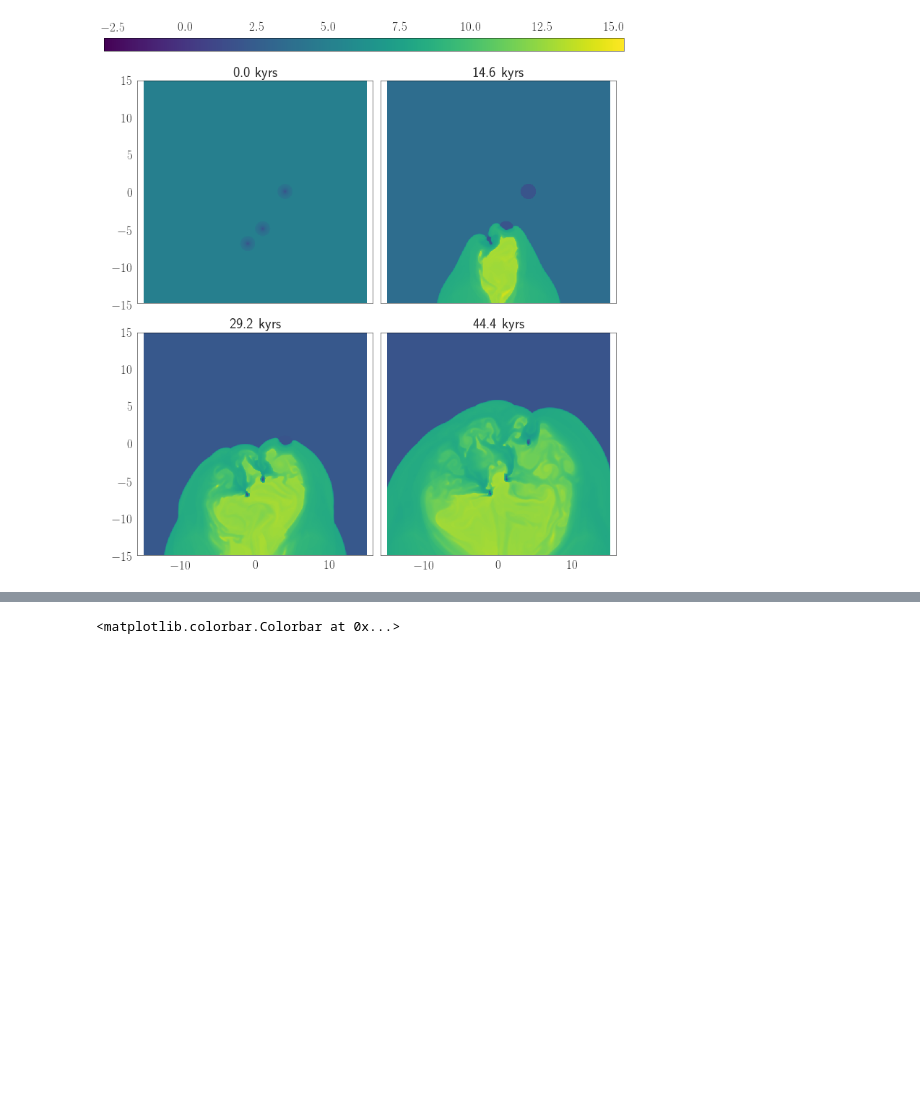
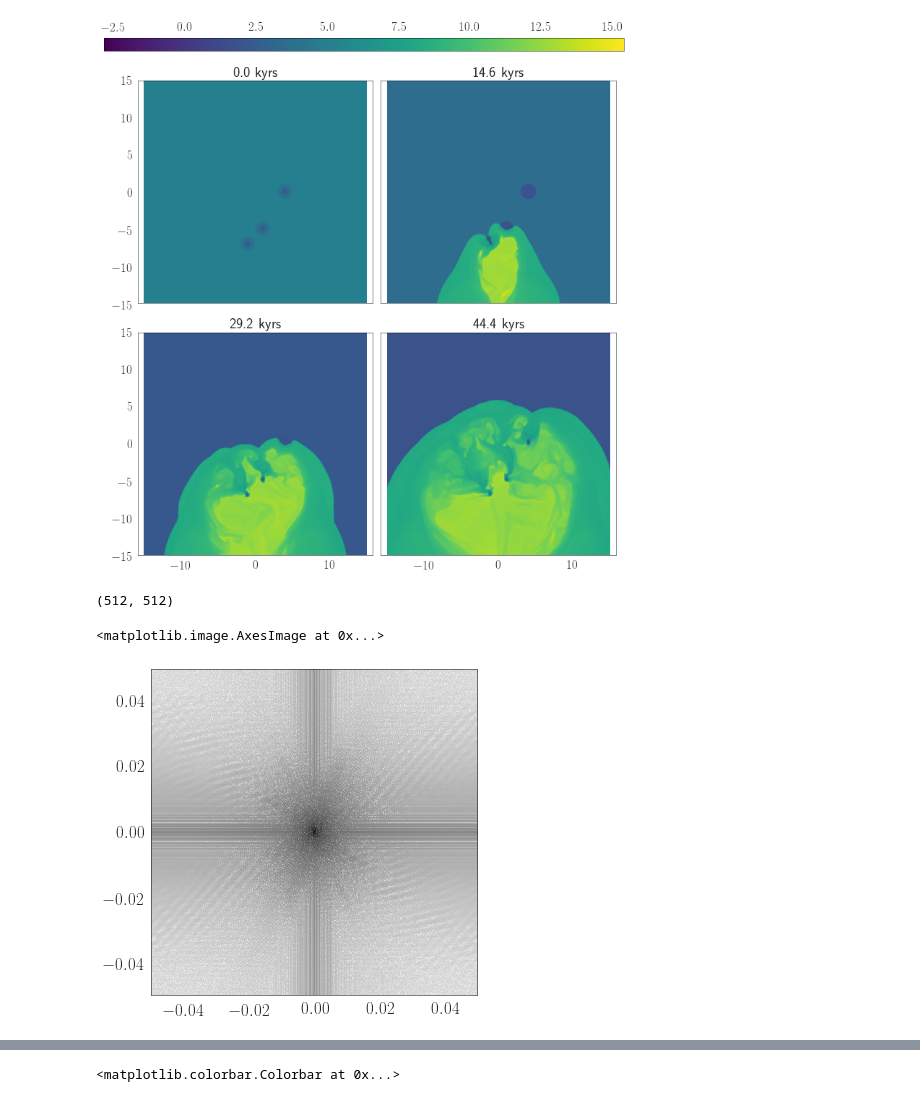
Before and after one commit to Mixpap/MasterThesis, a Jupyter notebook: Notebooks/Data (Jet-Cloud interaction).ipynb, the cells around one changed output, grey strips where cells are left out. Drawn from its saved outputs; the diff is of its cells as text; code cells hidden in the pictures; blank space fills up the shorter version.

```diff
--- a/Notebooks/Data (Jet-Cloud interaction).ipynb
+++ b/Notebooks/Data (Jet-Cloud interaction).ipynb
@@ -147,0 +158,16 @@ f.quadruple(tJC,np.log10(tJC['PRS']*f.Temp0/tJC['RHO']),tdk='kyrs',tlim=70)
+# %%
+tJC['Vx'][:,:,-1].shape
+# %% [output]
+(512, 512)
+# %%
+V=np.sqrt(tJC['Vx'][:,:,-1]**2+tJC['Vy'][:,:,-1]**2)
+# %%
+fV=np.fft.fft2(V)
+fsV=np.abs(np.fft.fftshift(fV))
+kx=np.fft.fftshift(np.fft.fftfreq(fsV.shape[0],10))
+ky=np.fft.fftshift(np.fft.fftfreq(fsV.shape[1],10))
+# %%
+plt.imshow(np.log10(fsV**2),extent=[kx[0],kx[-1],ky[0],ky[-1]])
+# %% [output]
+<matplotlib.image.AxesImage at 0x...>
+[figure, added]
```
Also changed, not shown: parts of 9 cells of this notebook, 5 other files.
